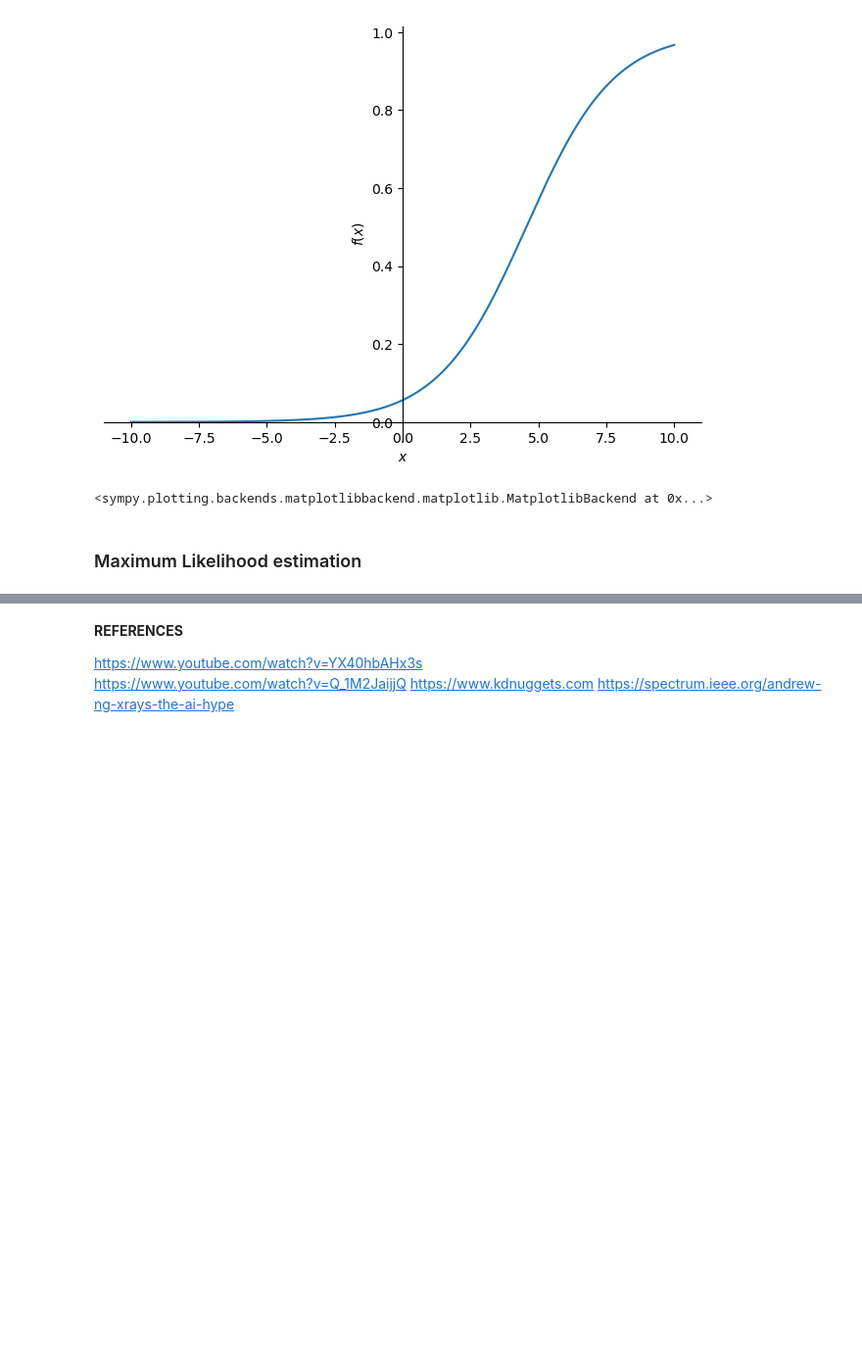
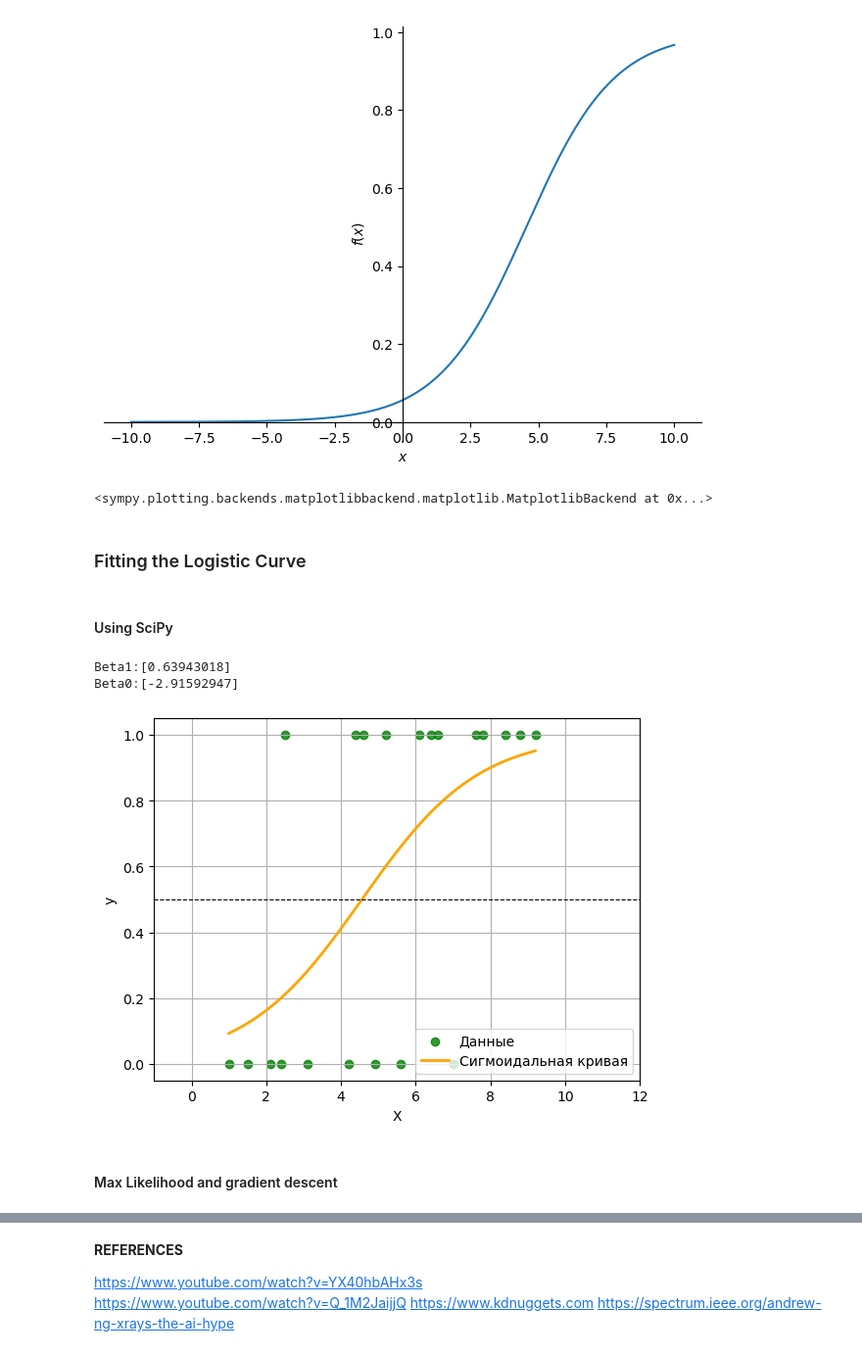
Before and after one commit to maxzaikin/Data-Science-Portfolio, a Jupyter notebook: Deep-Learning/math_toybook.ipynb, the cells around one changed output, grey strips where cells are left out. Shown at 98% size. Saved outputs shown, nothing was run; the diff lists cells and outputs as text; code cells hidden in the pictures; blank space fills up the shorter version.

```diff
--- a/Deep-Learning/math_toybook.ipynb
+++ b/Deep-Learning/math_toybook.ipynb
@@ -1081,4 +1078,44 @@ plot(p)
 [figure]
 <sympy.plotting.backends.matplotlibbackend.matplotlib.MatplotlibBackend at 0x...>
 # %% [markdown]
-### Maximum Likelihood estimation
+### Fitting the Logistic Curve
+# %% [markdown]
+#### Using SciPy
+# %%
+df= pd.read_csv('https://bit.ly/33ebs2R')
+X= df.values[:,:-1]
+y= df.values[:,-1]
+
+model= LogisticRegression()
+model.fit(X,y)
+
+# print beta 1 and beta 0
+# Flattening means collapsing a matrix of numbers into lesser dimensions, particularly when there are fewer elements than there are dimensions. For
+beta_1= model.coef_.flatten()
+beta_0= model.intercept_.flatten()
+
+print(f'Beta1:{beta_1}')
+print(f'Beta0:{beta_0}')
+# %% [output]
+Beta1:[0.63943018]
+Beta0:[-2.91592947]
+# %%
+# Построение графика
+# Генерация данных для предсказания
+X_test = np.linspace(X.min(), X.max(), 300).reshape(-1, 1)
+y_prob = model.predict_proba(X_test)[:, 1]  # Предсказанные вероятности класса 1
+
+# Построение графика
+plt.scatter(X, y, color='green', label='Данные', alpha=0.8)  # Данные
+plt.plot(X_test, y_prob, color='orange', label='Сигмоидальная кривая', linewidth=2)  # Кривая
+plt.axhline(0.5, color='black', linestyle='--', linewidth=0.8)  # Линия вероятности 0.5
+plt.xlim(-1,12)
+plt.xlabel('X')
+plt.ylabel('y')
+plt.legend()
+plt.grid(True)
+plt.show()
+# %% [output]
+[figure, added]
+# %% [markdown]
+#### Max Likelihood and gradient descent
```
Also changed, not shown: parts of 5 cells of this notebook.
